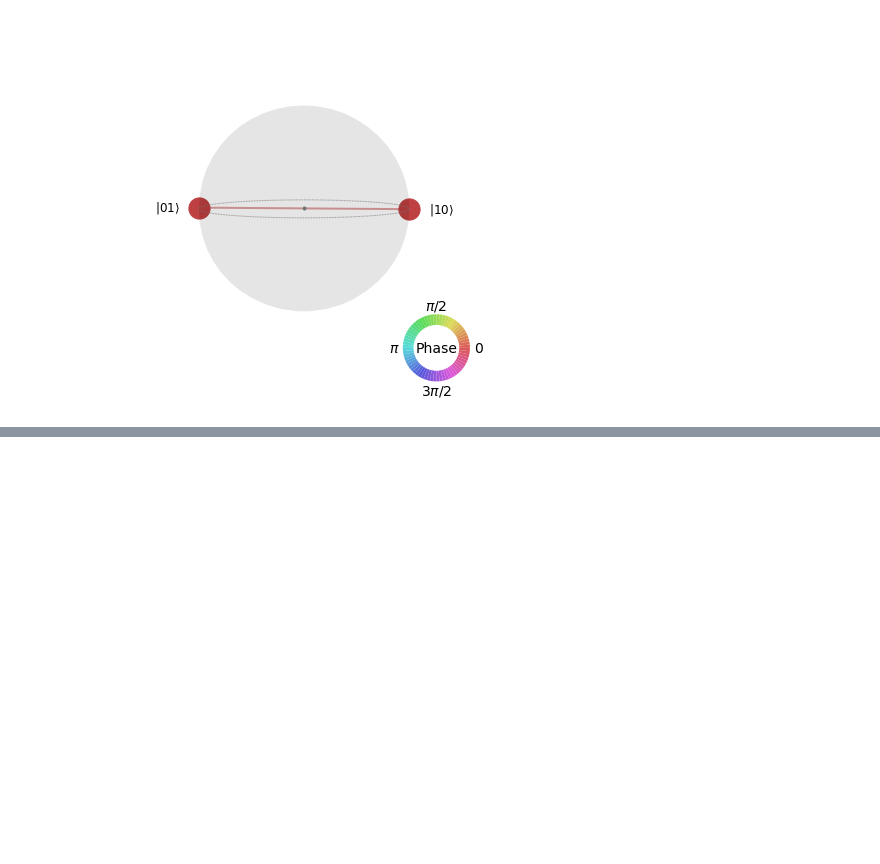
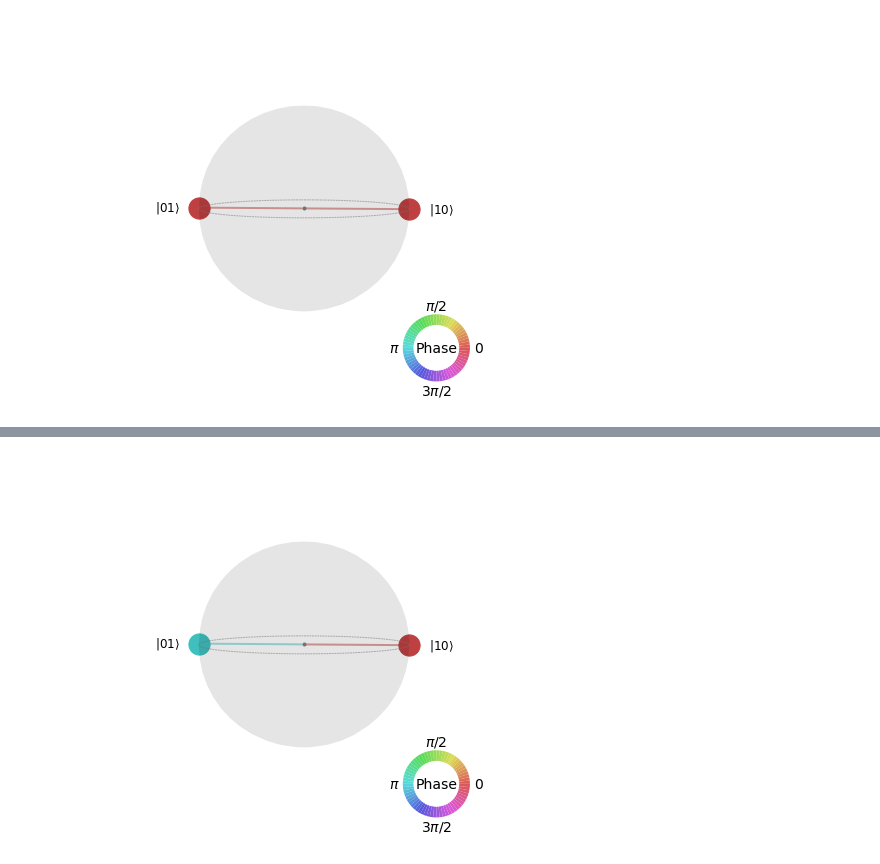
Before and after one commit to e-eight/dead_and_alive, a Jupyter notebook: gates/BasicGates.ipynb, the cells around one changed output, grey strips where cells are left out. Saved outputs shown, nothing was run; the diff lists cells and outputs as text; code cells hidden in the pictures; blank space fills up the shorter version.

```diff
--- a/gates/BasicGates.ipynb
+++ b/gates/BasicGates.ipynb
@@ -235,0 +251,6 @@ plot_state_qsphere(psi_plus)
+# %%
+psi_minus = phi_plus.evolve(circ)
+plot_state_qsphere(phi_plus)
+plot_state_qsphere(psi_minus)
+# %% [output]
+[figure, added]
```
Also changed, not shown: parts of 35 cells of this notebook.
